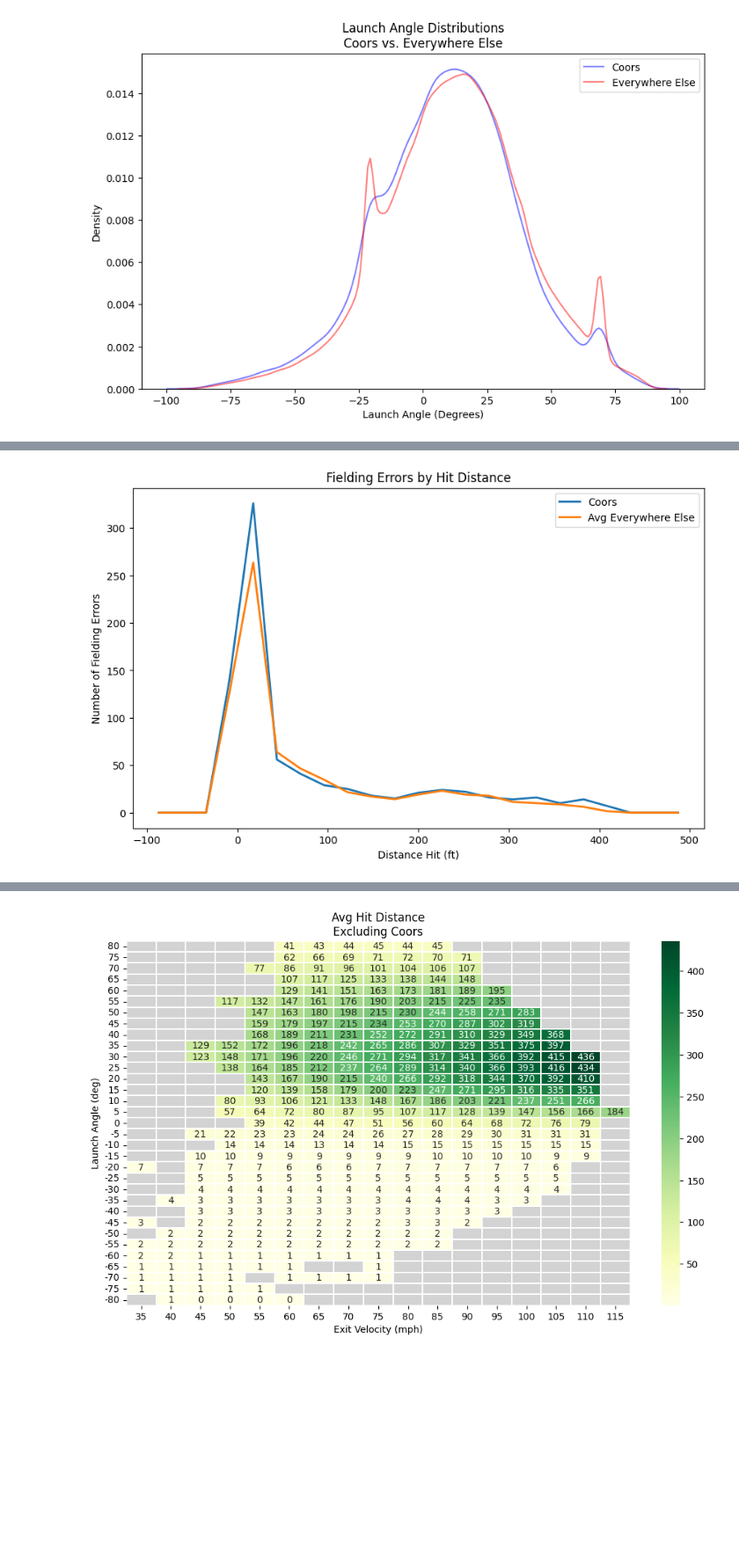
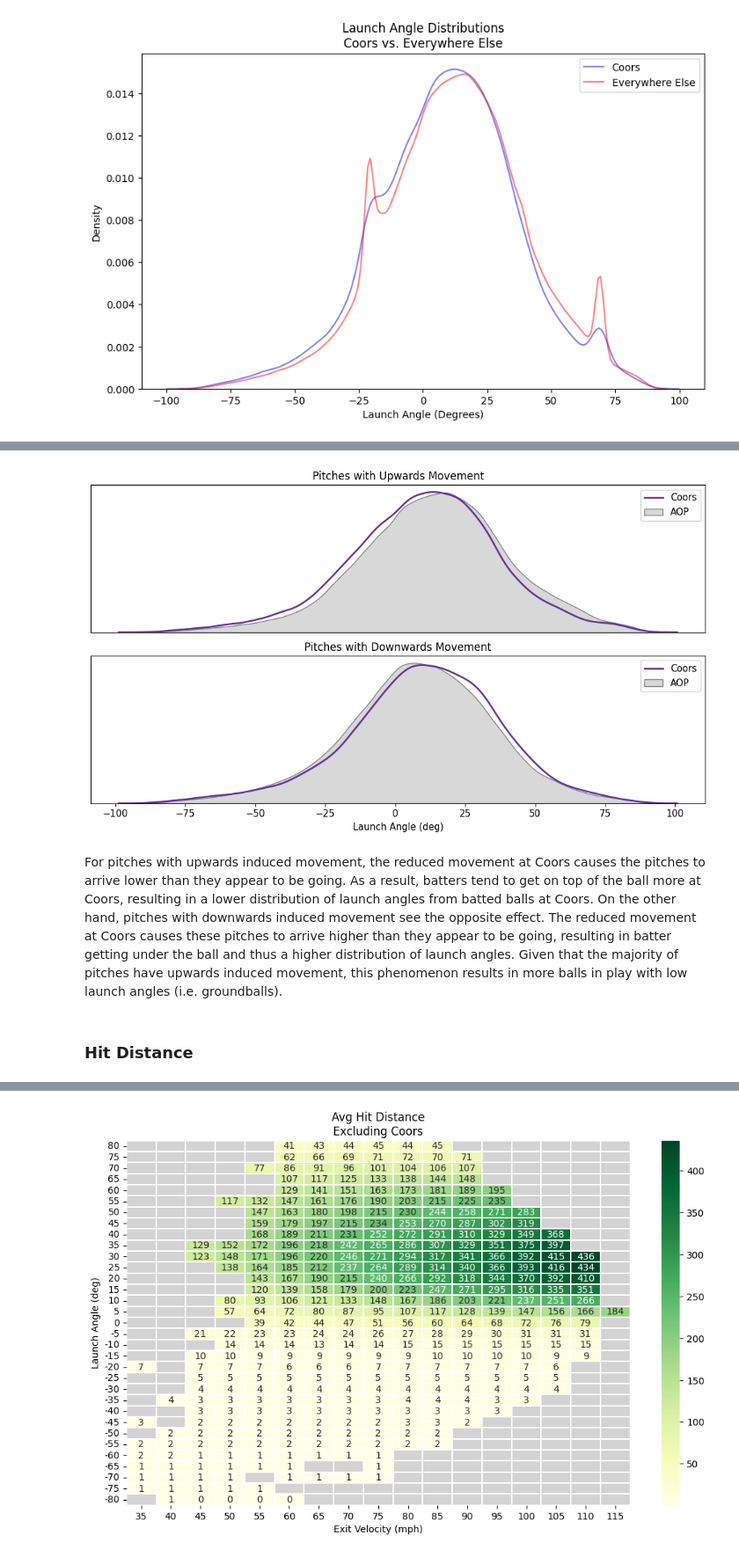
Before and after one commit to skparagas/Coors-Hangover-Effect, a Jupyter notebook: report.ipynb, the cells around one changed output, grey strips where cells are left out. Shown at 88% size. Drawn from its saved outputs; the diff is of its cells as text; code cells hidden in the pictures; blank space fills up the shorter version.

```diff
--- a/report.ipynb
+++ b/report.ipynb
@@ -197,19 +175,9 @@ BABIP  .334  .284
 # %%
-#col_df = df[(df.home_team == 'COL') & (df['description'] == 'hit_into_play') & (df['estimated_woba_using_speedangle'] != '<NA>')]
-#col_df.head()
 metrics = ['xwOBA', 'wOBA']
-col_df_ip = col_df[col_df['description'] == 'hit_into_play']
 col_statcast = ["{:.3}".format(col_df_ip['estimated_woba_using_speedangle'].mean()).lstrip('0'),
-                "{:.3}".format(col_df_ip['woba_value'].mean()).lstrip('0')]#,
-                #"{:.3}".format(col_df_ip['woba_value'].mean() - col_df_ip['estimated_woba_using_speedangle'].mean()).lstrip('0')]
-#print(col_df_ip['estimated_woba_using_speedangle'].mean())
-#print(col_df_ip['woba_value'].mean())
-mlb_df_ip = mlb_df[mlb_df['description'] == 'hit_into_play']
+                "{:.3}".format(col_df_ip['woba_value'].mean()).lstrip('0')]
 mlb_statcast = ["{:.3}".format(mlb_df_ip['estimated_woba_using_speedangle'].mean()).lstrip('0'),
-                "{:.3}".format(mlb_df_ip['woba_value'].mean()).lstrip('0')]#,
-                #"{:.3}".format(mlb_df_ip['woba_value'].mean() - mlb_df_ip['estimated_woba_using_speedangle'].mean()).lstrip('0')]
-#print(mlb_df_ip['estimated_woba_using_speedangle'].mean())
-#print(mlb_df_ip['woba_value'].mean())
+                "{:.3}".format(mlb_df_ip['woba_value'].mean()).lstrip('0')]
 
 woba_table = pd.DataFrame()
 woba_table[''] = metrics
@@ -344,20 +349,34 @@ plt.show()
-# %%
-bins = np.linspace(-100, 500, 24)
-
-counts_A, _ = np.histogram(col_df_errors['hit_distance_sc'], bins=bins)
-counts_B, _ = np.histogram(mlb_df_errors['hit_distance_sc'], bins=bins)
-counts_B = counts_B / 29
-
-bin_centers = (bins[:-1] + bins[1:]) / 2
-width = (bins[1] - bins[0]) / 3
-
-plt.figure(figsize=(10, 6))
-plt.plot(bin_centers, counts_A, linestyle='-', linewidth=2, label='Coors')
-plt.plot(bin_centers, counts_B, linestyle='-', linewidth=2, label='Avg Everywhere Else')
-plt.xlabel('Distance Hit (ft)')
-plt.ylabel('Number of Fielding Errors')
-plt.title('Fielding Errors by Hit Distance')
-plt.legend()
-plt.show()
-# %% [output]
-[figure, removed]
+# %%
+fig, (ax1, ax2) = plt.subplots(nrows=2, ncols=1, figsize=(10, 6))
+#plt.figure(figsize=(10, 6))
+sns.kdeplot(col_df_ip[col_df_ip.pfx_z > 0]['launch_angle'], color='rebeccapurple', label='Coors', fill=False, linewidth=2, ax=ax1)
+sns.kdeplot(mlb_df_ip[mlb_df_ip.pfx_z > 0]['launch_angle'], color='gray', label='AOP', fill=True, alpha=0.3, ax=ax1)
+#sns.kdeplot(col_df_ip[col_df_ip.pitch_type.isin(pitch_types[pitch_types.vertical_ind > 0].pitch_type)]['launch_angle'], color='blue', label='Coors', alpha=0.5)
+#sns.kdeplot(mlb_df_ip[mlb_df_ip.pitch_type.isin(pitch_types[pitch_types.vertical_ind > 0].pitch_type)]['launch_angle'], color='red', label='AOP', alpha=0.5)
+ax1.set_title('Pitches with Upwards Movement')
+ax1.set_xlabel('')
+ax1.set_xticks([])
+ax1.set_ylabel('')
+ax1.set_yticks([])
+ax1.legend(fontsize=10.5)
+
+sns.kdeplot(col_df_ip[col_df_ip.pfx_z <= 0]['launch_angle'], color='rebeccapurple', label='Coors', fill=False, linewidth=2, ax=ax2)
+sns.kdeplot(mlb_df_ip[mlb_df_ip.pfx_z <= 0]['launch_angle'], color='gray', label='AOP', fill=True, alpha=0.3, ax=ax2)
+#sns.kdeplot(col_df_ip[col_df_ip.pitch_type.isin(pitch_types[pitch_types.vertical_ind <= 0].pitch_type)]['launch_angle'], color='blue', label='Coors', alpha=0.5)
+#sns.kdeplot(mlb_df_ip[mlb_df_ip.pitch_type.isin(pitch_types[pitch_types.vertical_ind <= 0].pitch_type)]['launch_angle'], color='red', label='AOP', alpha=0.5)
+ax2.set_title('Pitches with Downwards Movement')
+ax2.set_xlabel('Launch Angle (deg)', fontsize=10.5)
+ax2.tick_params(axis='x', labelsize=10.5)
+ax2.set_ylabel('')
+ax2.set_yticks([])
+ax2.legend(fontsize=10.5)
+
+plt.tight_layout() # Adjust layout to prevent labels from overlapping
+plt.savefig("la_dist.png", dpi=300)
+plt.show()
+# %% [output]
+[figure, added]
+# %% [markdown]
+For pitches with upwards induced movement, the reduced movement at Coors causes the pitches to arrive lower than they appear to be going. As a result, batters tend to get on top of the ball more at Coors, resulting in a lower distribution of launch angles from batted balls at Coors. On the other hand, pitches with downwards induced movement see the opposite effect. The reduced movement at Coors causes these pitches to arrive higher than they appear to be going, resulting in batter getting under the ball and thus a higher distribution of launch angles. Given that the majority of pitches have upwards induced movement, this phenomenon results in more balls in play with low launch angles (i.e. groundballs).
+# %% [markdown]
+### Hit Distance
```
Also changed, not shown: parts of 40 cells of this notebook, 1 other file.
